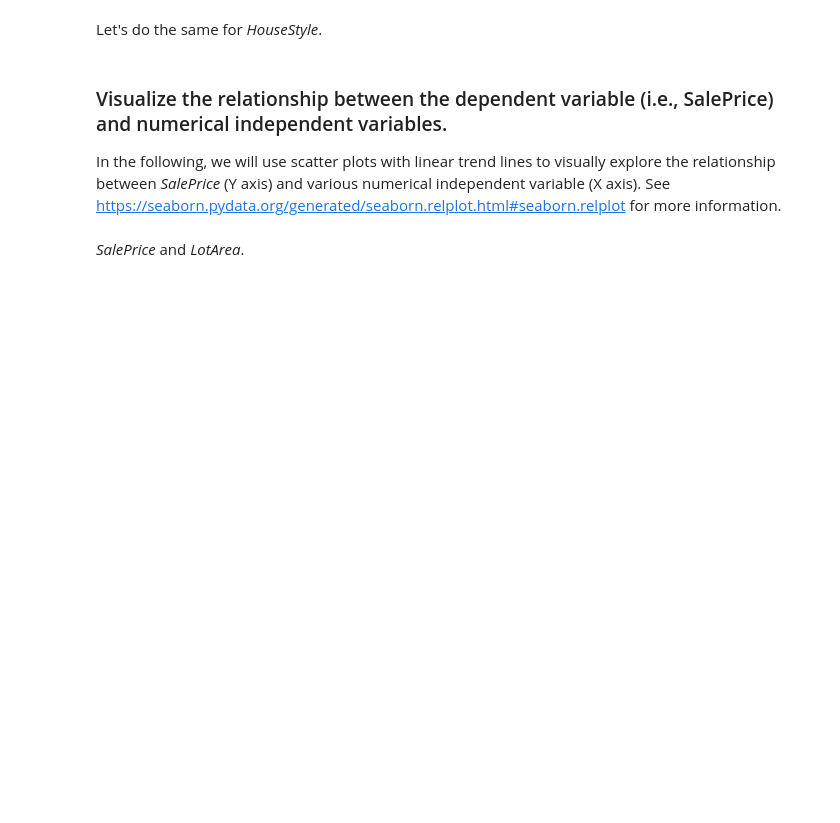
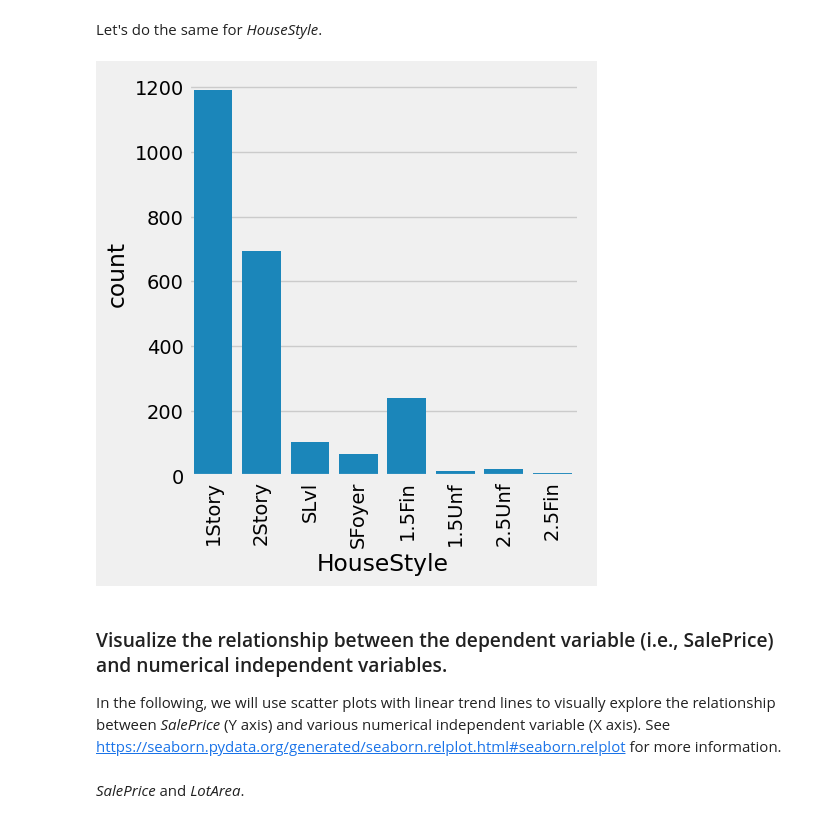
Before and after one commit to Julian200019/DataScience2024, a Jupyter notebook: Session_03/ames_linear_regression.ipynb, the cells around one changed output. Saved outputs shown, nothing was run; the diff lists cells and outputs as text; code cells hidden in the pictures; blank space fills up the shorter version.

```diff
--- a/Session_03/ames_linear_regression.ipynb
+++ b/Session_03/ames_linear_regression.ipynb
@@ -156,3 +156,9 @@ Let's do the same for *HouseStyle*.
+# %%
+sns.catplot(data_train, x="HouseStyle", kind="count")
+plt.xticks(rotation=90)
+plt.show()
+# %% [output]
+[figure, added]
 # %% [markdown]
 ### Visualize the relationship between the dependent variable (i.e., SalePrice) and numerical independent variables.
 
```
Also changed, not shown: parts of 11 cells of this notebook.
